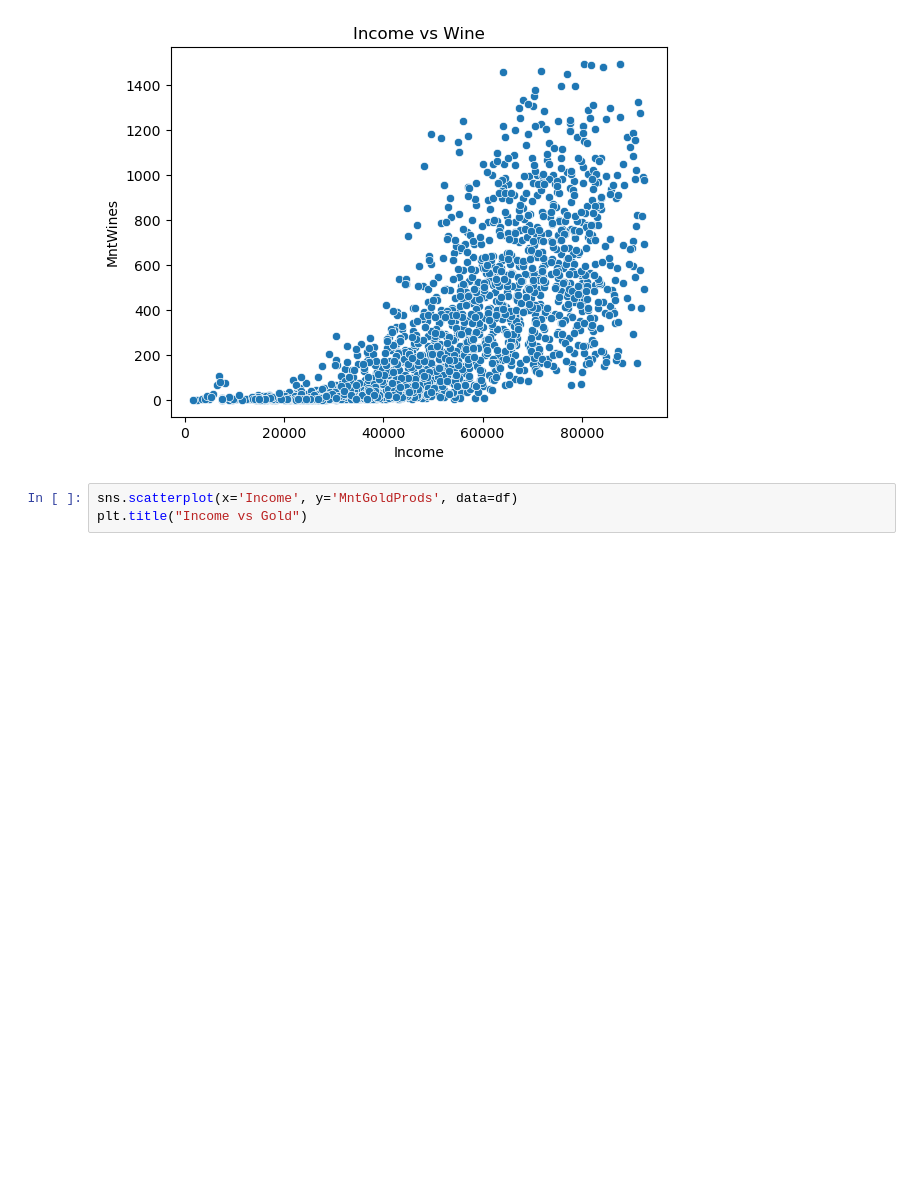
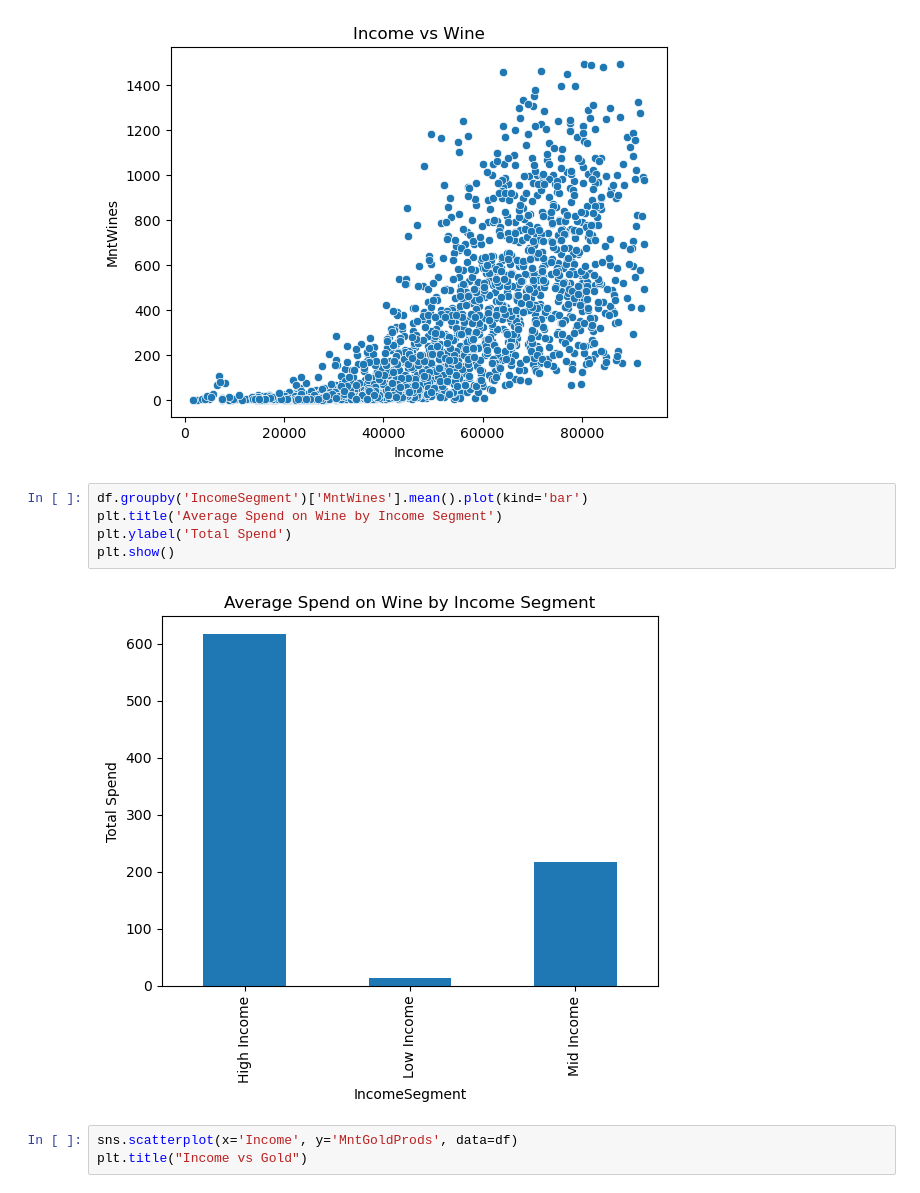
Before and after one commit to fincherc/marketing_project, a Jupyter notebook: income_food_da.ipynb, the cells around one changed output. Cells and saved outputs as stored; diff of their text form; blank space fills up the shorter version.

```diff
--- a/income_food_da.ipynb
+++ b/income_food_da.ipynb
@@ -206,6 +213,13 @@ plt.title("Income vs Wine")
 # %% [output]
 Text(0.5, 1.0, 'Income vs Wine')
 [figure]
+# %%
+df.groupby('IncomeSegment')['MntWines'].mean().plot(kind='bar')
+plt.title('Average Spend on Wine by Income Segment')
+plt.ylabel('Total Spend')
+plt.show()
+# %% [output]
+[figure, added]
 # %%
 sns.scatterplot(x='Income', y='MntGoldProds', data=df)
 plt.title("Income vs Gold")
```
Also changed, not shown: parts of 7 cells of this notebook.
